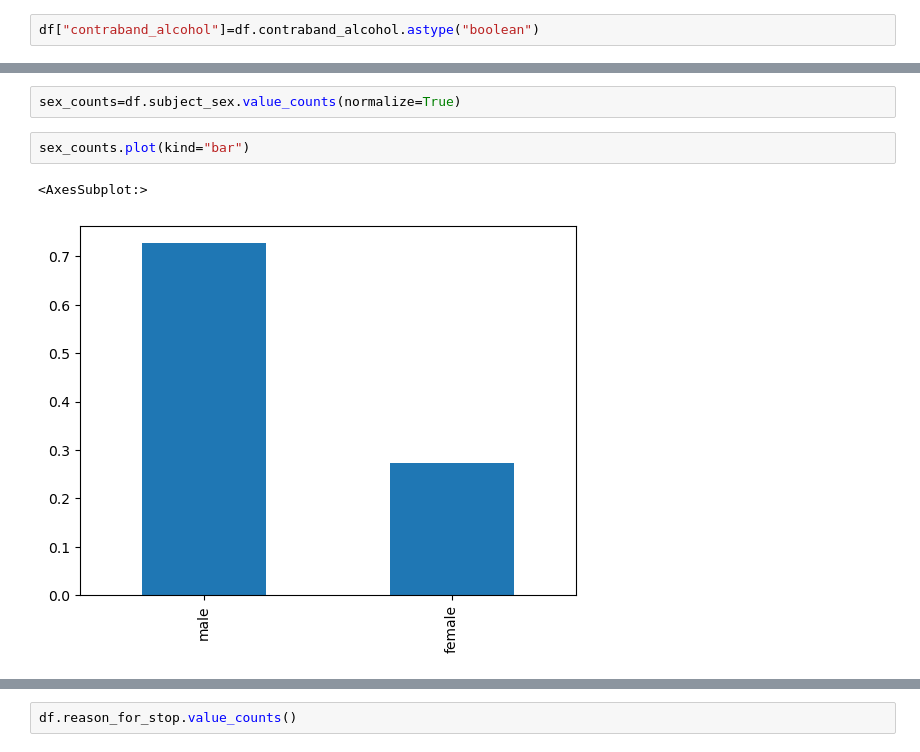
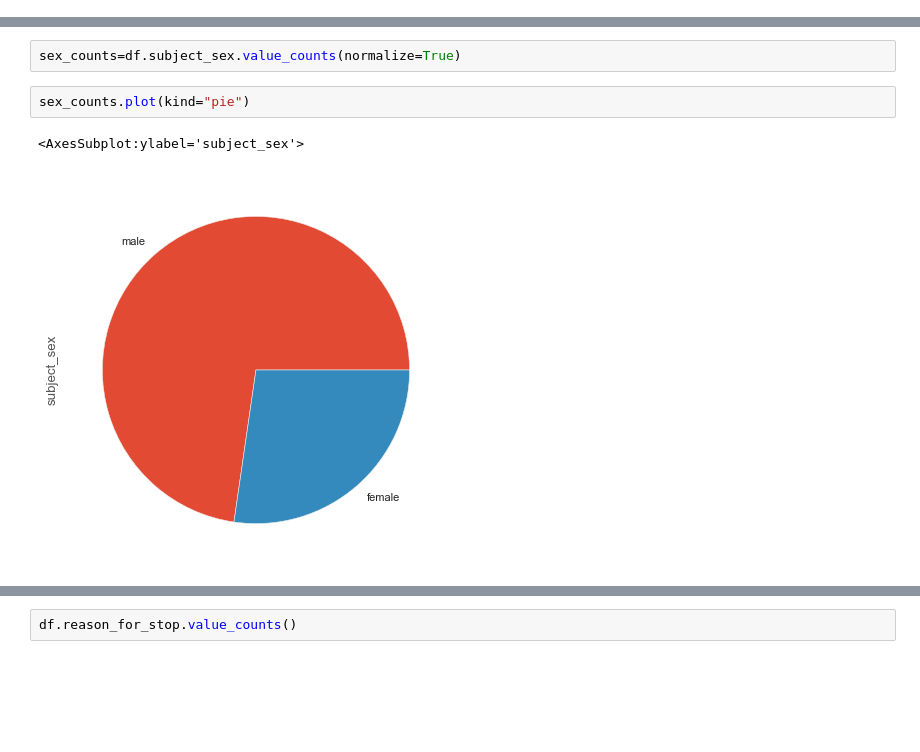
Before and after one commit to nevracorapsiz/Analyzing-Rhode-Island-Traffic-Stops, a Jupyter notebook: RI_TRAFFIC_STOPS.ipynb, the cells around one changed output, grey strips where cells are left out. Drawn from its saved outputs; the diff is of its cells as text; blank space fills up the shorter version.

```diff
--- a/RI_TRAFFIC_STOPS.ipynb
+++ b/RI_TRAFFIC_STOPS.ipynb
@@ -109,8 +98,6 @@ df["contraband_found"]=df.contraband_found.astype("boolean")
 df["contraband_drugs"]=df.contraband_drugs.astype("boolean")
 df["contraband_weapons"]=df.contraband_weapons.astype("boolean")
 df["contraband_alcohol"]=df.contraband_alcohol.astype("boolean")
-# %%
-df["contraband_alcohol"]=df.contraband_alcohol.astype("boolean")
 # %%
 df.dtypes
 # %% [output]
@@ -191,8 +182,8 @@ Name: subject_sex, dtype: int64
 # %%
 sex_counts=df.subject_sex.value_counts(normalize=True)
 # %%
-sex_counts.plot(kind="bar")
+sex_counts.plot(kind="pie")
 # %% [output]
-<AxesSubplot:>
+<AxesSubplot:ylabel='subject_sex'>
-[figure, old version]
+[figure, new version]
 # %%
```
Also changed, not shown: parts of 16 cells of this notebook.
